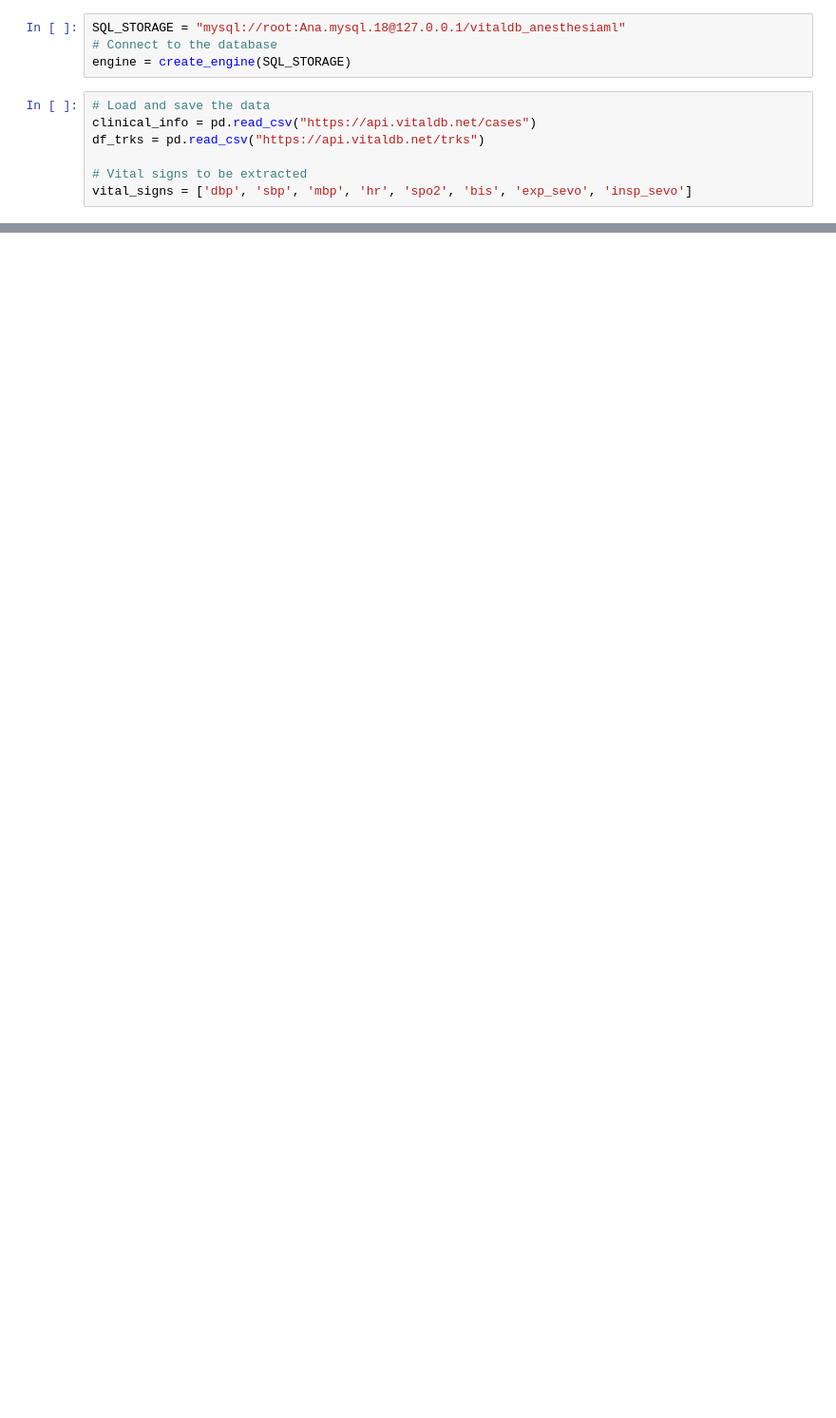
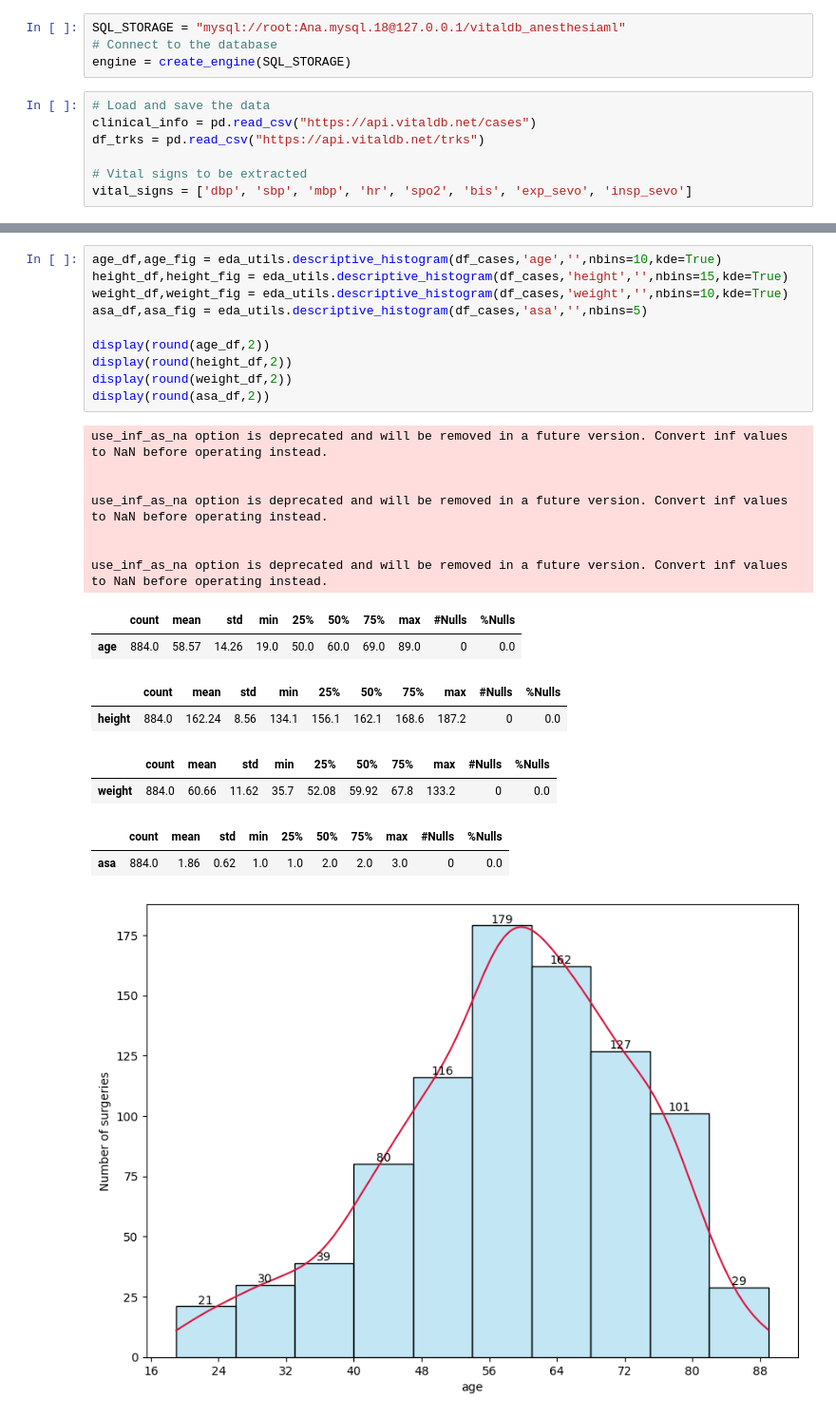
Before and after one commit to anagabriela27/AnesthesiaML, a Jupyter notebook: src/notebooks/eda.ipynb, the cells around one changed output, grey strips where cells are left out. Shown at 95% size. Saved outputs shown, nothing was run; the diff lists cells and outputs as text; blank space fills up the shorter version.

```diff
--- a/src/notebooks/eda.ipynb
+++ b/src/notebooks/eda.ipynb
@@ -48,0 +129,27 @@ all_case_df.to_sql('vital_signs_beforepreprocessing', con=engine, if_exists='rep
+# %%
+age_df,age_fig = eda_utils.descriptive_histogram(df_cases,'age','',nbins=10,kde=True)
+height_df,height_fig = eda_utils.descriptive_histogram(df_cases,'height','',nbins=15,kde=True)
+weight_df,weight_fig = eda_utils.descriptive_histogram(df_cases,'weight','',nbins=10,kde=True)
+asa_df,asa_fig = eda_utils.descriptive_histogram(df_cases,'asa','',nbins=5)
+
+display(round(age_df,2))
+display(round(height_df,2))
+display(round(weight_df,2))
+display(round(asa_df,2))
+# %% [output]
+use_inf_as_na option is deprecated and will be removed in a future version. Convert inf values to NaN before operating instead.
+
+
+use_inf_as_na option is deprecated and will be removed in a future version. Convert inf values to NaN before operating instead.
+
+
+use_inf_as_na option is deprecated and will be removed in a future version. Convert inf values to NaN before operating instead.
+|  | count | mean | std | min | 25% | 50% | 75% | max | #Nulls | %Nulls |
+| age | 884.0 | 58.57 | 14.26 | 19.0 | 50.0 | 60.0 | 69.0 | 89.0 | 0 | 0.0 |
+|  | count | mean | std | min | 25% | 50% | 75% | max | #Nulls | %Nulls |
+| height | 884.0 | 162.24 | 8.56 | 134.1 | 156.1 | 162.1 | 168.6 | 187.2 | 0 | 0.0 |
+|  | count | mean | std | min | 25% | 50% | 75% | max | #Nulls | %Nulls |
+| weight | 884.0 | 60.66 | 11.62 | 35.7 | 52.08 | 59.92 | 67.8 | 133.2 | 0 | 0.0 |
+|  | count | mean | std | min | 25% | 50% | 75% | max | #Nulls | %Nulls |
+| asa | 884.0 | 1.86 | 0.62 | 1.0 | 1.0 | 2.0 | 2.0 | 3.0 | 0 | 0.0 |
+[figure, added]
```
Also changed, not shown: parts of 24 cells of this notebook, 5 other files.
